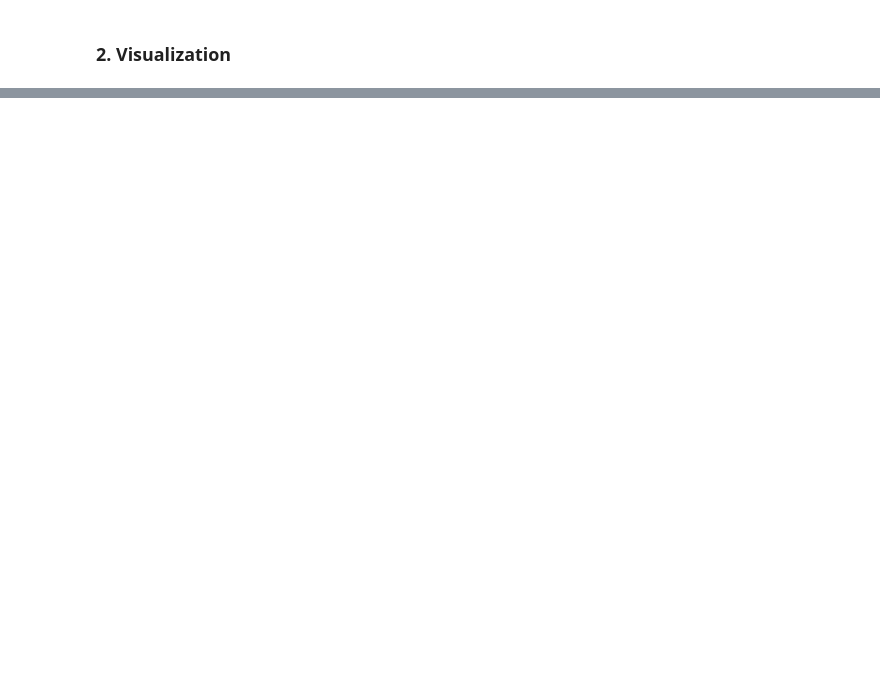
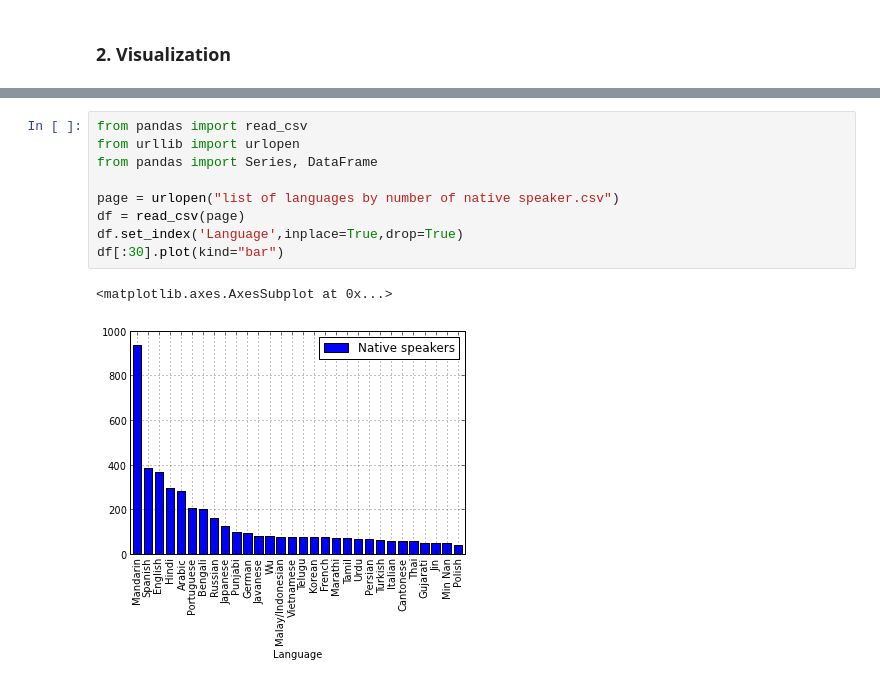
Before and after one commit to 96chan/All_about_TED_and_TEDx, a Jupyter notebook: notebook/Visualization.ipynb, the cells around one changed output, grey strips where cells are left out. Drawn from its saved outputs; the diff is of its cells as text; blank space fills up the shorter version.

```diff
--- a/notebook/Visualization.ipynb
+++ b/notebook/Visualization.ipynb
@@ -252,2 +252,14 @@ HTML('<iframe src="http://96chany.com/projects/tedx_comparison" width="1200" hei
 # %% [output]
 [interactive output not drawn]
+# %%
+from pandas import read_csv
+from urllib import urlopen
+from pandas import Series, DataFrame
+
+page = urlopen("list of languages by number of native speaker.csv")
+df = read_csv(page)
+df.set_index('Language',inplace=True,drop=True)
+df[:30].plot(kind="bar")
+# %% [output]
+<matplotlib.axes.AxesSubplot at 0x...>
+[figure, added]
```
Also changed, not shown: parts of 1 cell of this notebook, 2 other files.
